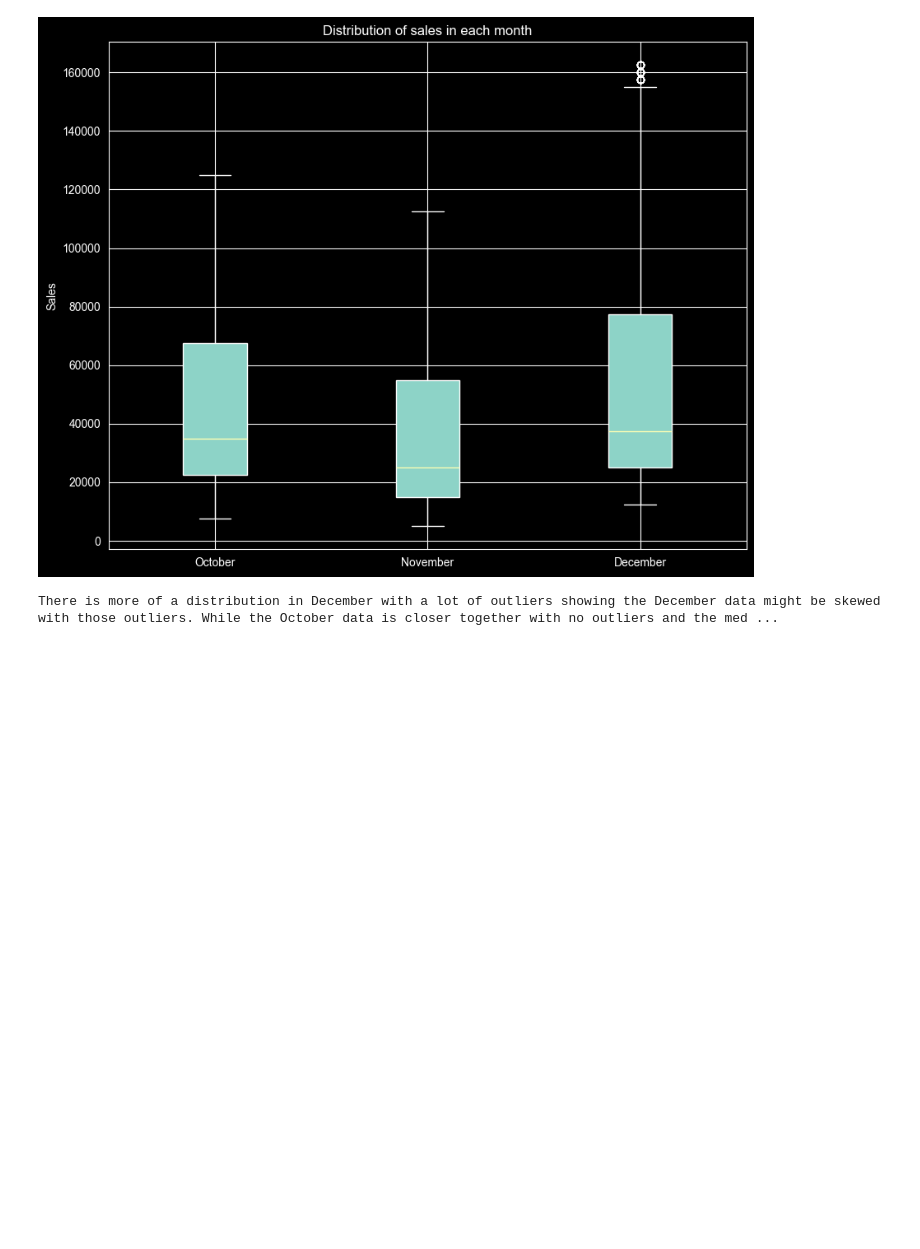
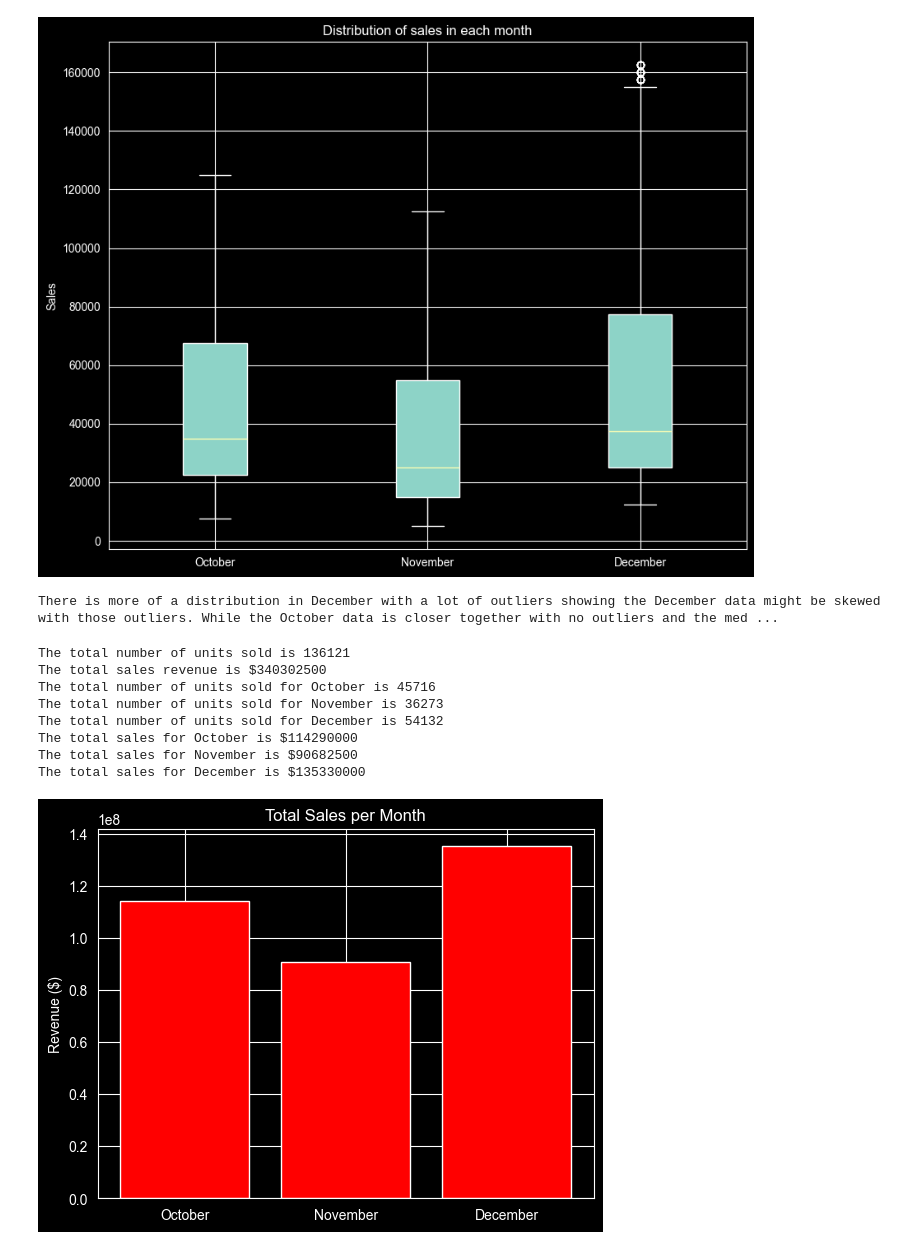
Before and after one commit to GrantGladden2/clothing_sales, a Jupyter notebook: notebooks/explore_data.ipynb, the cells around one changed output. Cells and saved outputs as stored; diff of their text form; code cells hidden in the pictures; blank space fills up the shorter version.

Commit message:
Monthly Plots and Analysis

```diff
--- a/notebooks/explore_data.ipynb
+++ b/notebooks/explore_data.ipynb
@@ -200,3 +200,37 @@ print('There is more of a distribution in December with a lot of outliers showin
 [figure]
 [figure]
 There is more of a distribution in December with a lot of outliers showing the December data might be skewed with those outliers. While the October data is closer together with no outliers and the med ...
+# %%
+# 7. Explore Monthly Plots and Analysis
+# Overall Unit and Sales figures
+print(f'The total number of units sold is {df['Unit'].sum()}')
+print(f'The total sales revenue is ${df['Sales'].sum()}')
+
+# Units sold in October, November, and December
+print(f'The total number of units sold for October is {df_oct['Unit'].sum()}')
+print(f'The total number of units sold for November is {df_nov['Unit'].sum()}')
+print(f'The total number of units sold for December is {df_dec['Unit'].sum()}')
+
+# Sales numbers for October, November, and December
+print(f'The total sales for October is ${df_oct['Sales'].sum()}')
+print(f'The total sales for November is ${df_nov['Sales'].sum()}')
+print(f'The total sales for December is ${df_dec['Sales'].sum()}')
+
+# Consolidated 3-month sales plot
+plt.bar(['October','November','December'],
+        [df_oct['Sales'].sum(), df_nov['Sales'].sum(), df_dec['Sales'].sum()],
+        color='red',
+        align='center')
+plt.ylabel('Revenue ($)')
+plt.title('Total Sales per Month')
+plt.show()
+# %% [output]
+The total number of units sold is 136121
+The total sales revenue is $340302500
+The total number of units sold for October is 45716
+The total number of units sold for November is 36273
+The total number of units sold for December is 54132
+The total sales for October is $114290000
+The total sales for November is $90682500
+The total sales for December is $135330000
+[figure, added]
```
